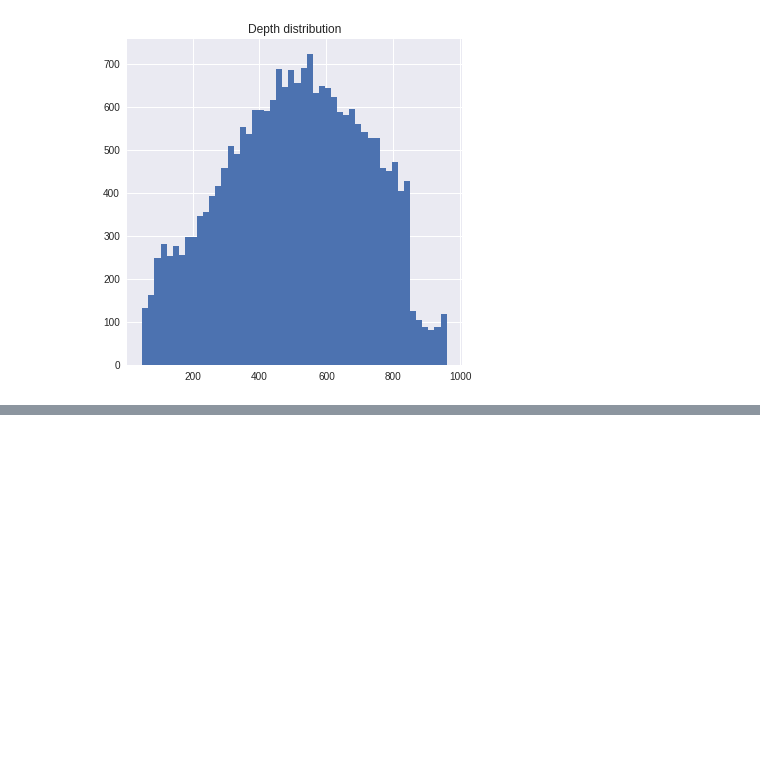
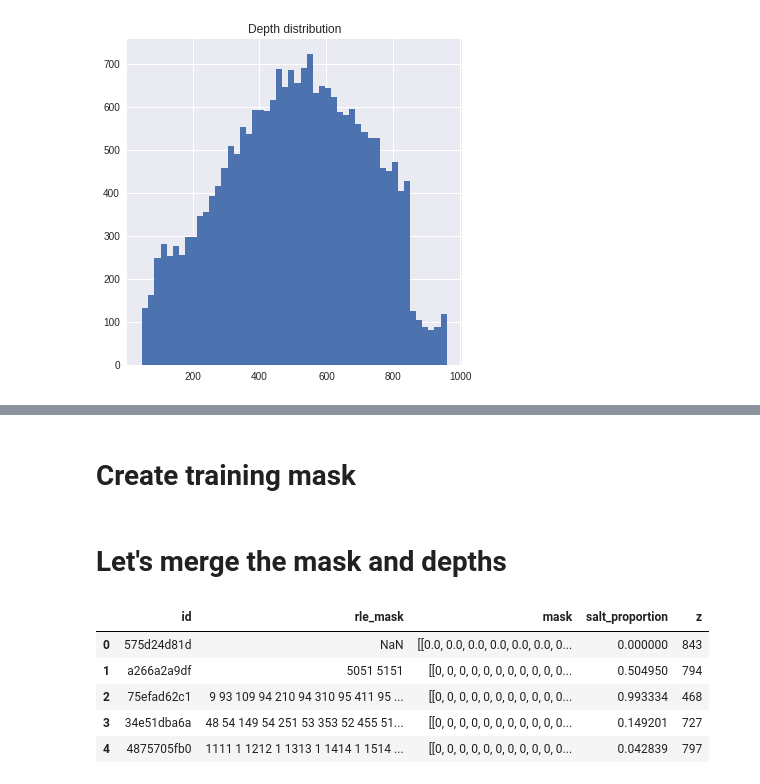
Before and after one commit to JacksonIsaac/colab_notebooks, a Jupyter notebook: kaggle_tgs_salt_identification.ipynb, the cells around one changed output, grey strips where cells are left out. Cells and saved outputs as stored; diff of their text form; code cells hidden in the pictures; blank space fills up the shorter version.

```diff
--- a/kaggle_tgs_salt_identification.ipynb
+++ b/kaggle_tgs_salt_identification.ipynb
@@ -143,0 +173,2 @@ Text(0.5,1,'Depth distribution')
+# %% [markdown]
+# Create training mask
@@ -143,0 +178,12 @@ Text(0.5,1,'Depth distribution')
+# %% [markdown]
+# Let's merge the mask and depths
+# %%
+merged = train_mask.merge(depth, how='left')
+merged.head()
+# %% [output]
+|  | id | rle_mask | mask | salt_proportion | z |
+| 0 | 575d24d81d | NaN | [[0.0, 0.0, 0.0, 0.0, 0.0, 0.0, 0... | 0.000000 | 843 |
+| 1 | a266a2a9df | 5051 5151 | [[0, 0, 0, 0, 0, 0, 0, 0, 0, 0, 0... | 0.504950 | 794 |
+| 2 | 75efad62c1 | 9 93 109 94 210 94 310 95 411 95 ... | [[0, 0, 0, 0, 0, 0, 0, 0, 0, 0, 0... | 0.993334 | 468 |
+| 3 | 34e51dba6a | 48 54 149 54 251 53 353 52 455 51... | [[0, 0, 0, 0, 0, 0, 0, 0, 0, 0, 0... | 0.149201 | 727 |
+| 4 | 4875705fb0 | 1111 1 1212 1 1313 1 1414 1 1514 ... | [[0, 0, 0, 0, 0, 0, 0, 0, 0, 0, 0... | 0.042839 | 797 |
```
Also changed, not shown: parts of 5 cells of this notebook.
